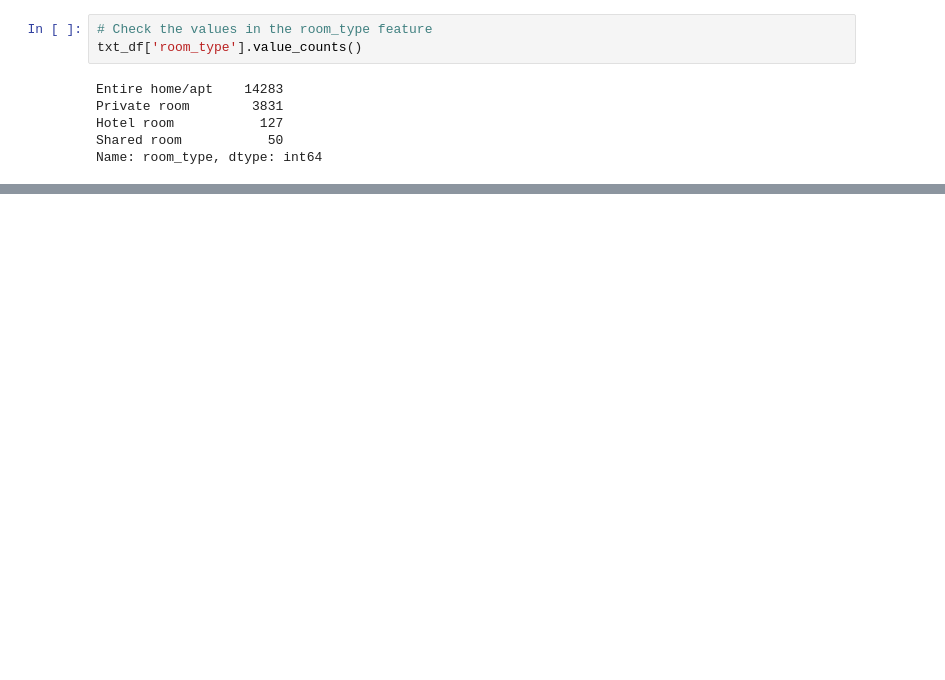
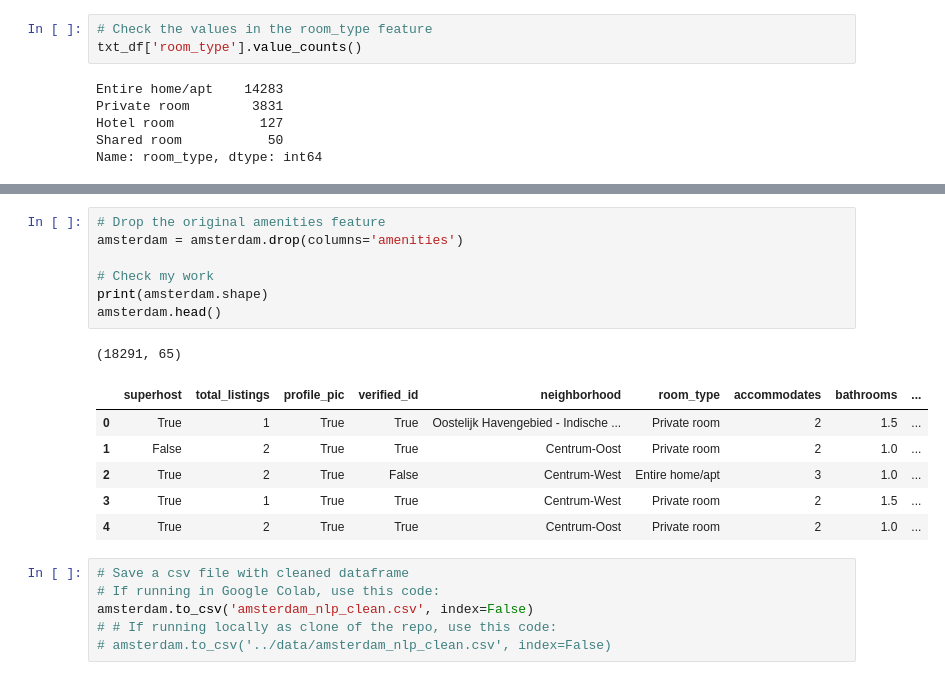
Before and after one commit to BW-TT-158-AirBnB/Data-Science-Unit3-and-Unit4, a Jupyter notebook: notebooks/BW4_Airbnb_NLP_Notebook.ipynb, the cells around one changed output, grey strips where cells are left out. Drawn from its saved outputs; the diff is of its cells as text; blank space fills up the shorter version.

```diff
--- a/notebooks/BW4_Airbnb_NLP_Notebook.ipynb
+++ b/notebooks/BW4_Airbnb_NLP_Notebook.ipynb
@@ -158,0 +703,21 @@ Name: room_type, dtype: int64
+# %%
+# Drop the original amenities feature
+amsterdam = amsterdam.drop(columns='amenities')
+
+# Check my work
+print(amsterdam.shape)
+amsterdam.head()
+# %% [output]
+(18291, 65)
+|  | superhost | total_listings | profile_pic | verified_id | neighborhood | room_type | accommodates | bathrooms | ... |
+| 0 | True | 1 | True | True | Oostelijk Havengebied - Indische ... | Private room | 2 | 1.5 | ... |
+| 1 | False | 2 | True | True | Centrum-Oost | Private room | 2 | 1.0 | ... |
+| 2 | True | 2 | True | False | Centrum-West | Entire home/apt | 3 | 1.0 | ... |
+| 3 | True | 1 | True | True | Centrum-West | Private room | 2 | 1.5 | ... |
+| 4 | True | 2 | True | True | Centrum-Oost | Private room | 2 | 1.0 | ... |
+# %%
+# Save a csv file with cleaned dataframe
+# If running in Google Colab, use this code:
+amsterdam.to_csv('amsterdam_nlp_clean.csv', index=False)
+# # If running locally as clone of the repo, use this code:
+# amsterdam.to_csv('../data/amsterdam_nlp_clean.csv', index=False)
```
Also changed, not shown: parts of 53 cells of this notebook.
